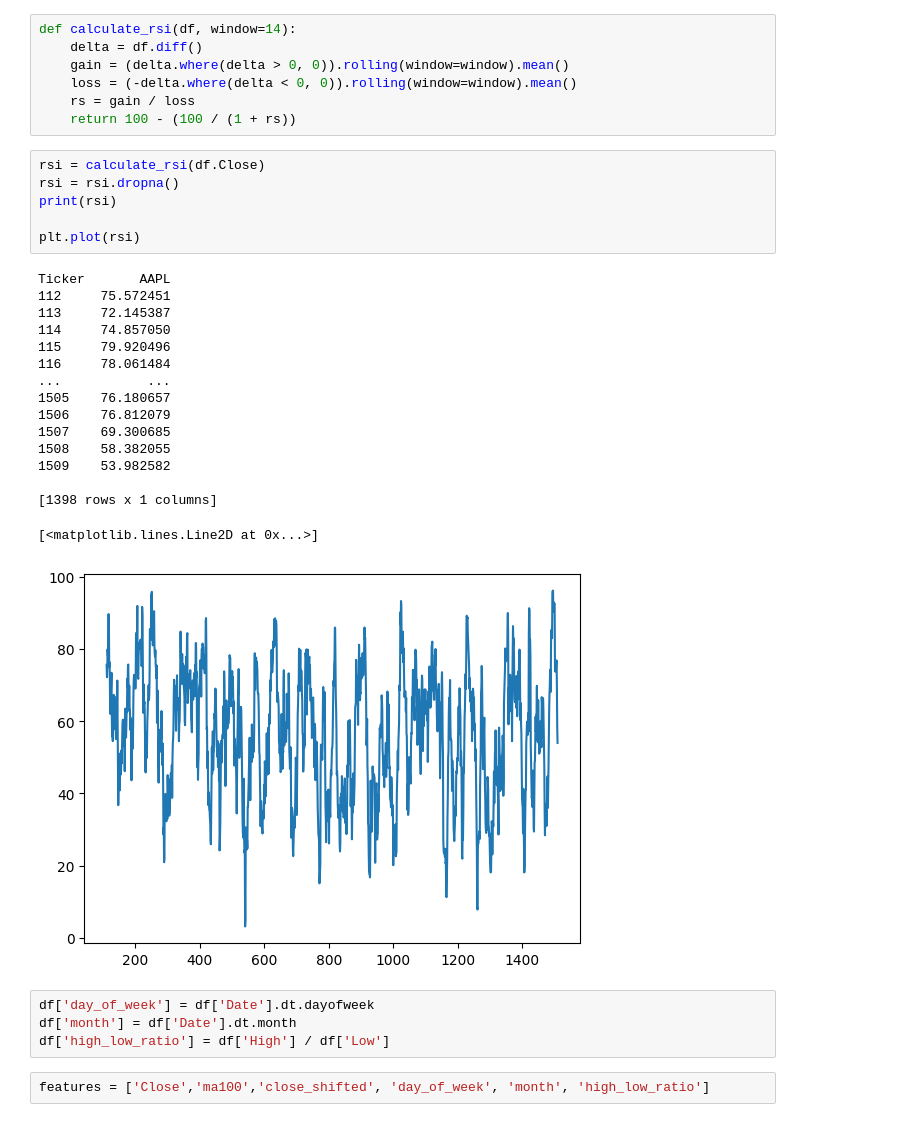
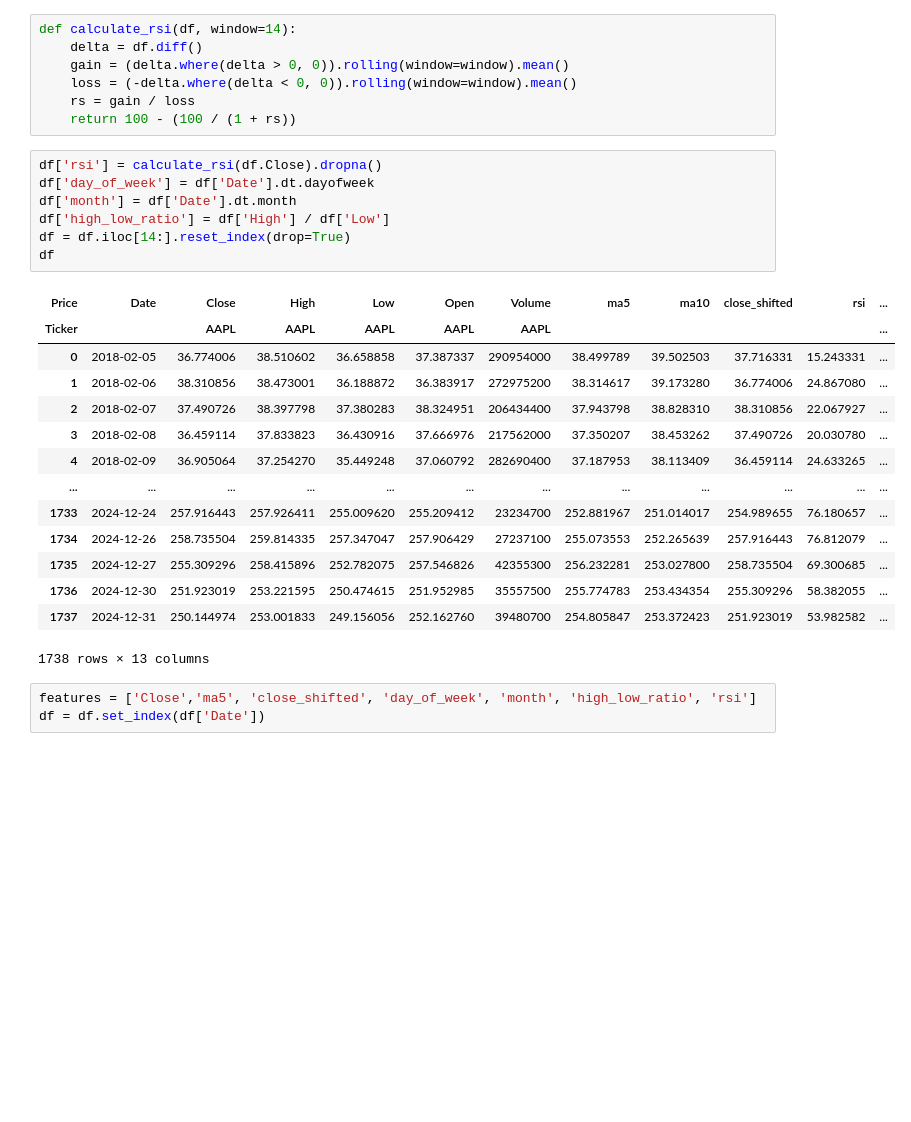
Before and after one commit to RayCoC/Stock-Prediction-Machine-Learning, a Jupyter notebook: LSTM.ipynb, the cells around one changed output. Cells and saved outputs as stored; diff of their text form; blank space fills up the shorter version.

```diff
--- a/LSTM.ipynb
+++ b/LSTM.ipynb
@@ -102,34 +115,30 @@ def calculate_rsi(df, window=14):
     loss = (-delta.where(delta < 0, 0)).rolling(window=window).mean()
     rs = gain / loss
     return 100 - (100 / (1 + rs))
-# %%
-rsi = calculate_rsi(df.Close)
-rsi = rsi.dropna()
-print(rsi)
-
-plt.plot(rsi)
-# %% [output]
-Ticker       AAPL
-112     75.572451
-113     72.145387
-114     74.857050
-115     79.920496
-116     78.061484
-...           ...
-1505    76.180657
-1506    76.812079
-1507    69.300685
-1508    58.382055
-1509    53.982582
-
-[1398 rows x 1 columns]
-[<matplotlib.lines.Line2D at 0x...>]
-[figure, removed]
 # %%
+df['rsi'] = calculate_rsi(df.Close).dropna()
 df['day_of_week'] = df['Date'].dt.dayofweek
 df['month'] = df['Date'].dt.month
 df['high_low_ratio'] = df['High'] / df['Low']
+df = df.iloc[14:].reset_index(drop=True)
+df
+# %% [output]
+| Price | Date | Close | High | Low | Open | Volume | ma5 | ma10 | close_shifted | rsi | ... |
+| Ticker |  | AAPL | AAPL | AAPL | AAPL | AAPL |  |  |  |  | ... |
+| 0 | 2018-02-05 | 36.774006 | 38.510602 | 36.658858 | 37.387337 | 290954000 | 38.499789 | 39.502503 | 37.716331 | 15.243331 | ... |
+| 1 | 2018-02-06 | 38.310856 | 38.473001 | 36.188872 | 36.383917 | 272975200 | 38.314617 | 39.173280 | 36.774006 | 24.867080 | ... |
+| 2 | 2018-02-07 | 37.490726 | 38.397798 | 37.380283 | 38.324951 | 206434400 | 37.943798 | 38.828310 | 38.310856 | 22.067927 | ... |
+| 3 | 2018-02-08 | 36.459114 | 37.833823 | 36.430916 | 37.666976 | 217562000 | 37.350207 | 38.453262 | 37.490726 | 20.030780 | ... |
+| 4 | 2018-02-09 | 36.905064 | 37.254270 | 35.449248 | 37.060792 | 282690400 | 37.187953 | 38.113409 | 36.459114 | 24.633265 | ... |
+| ... | ... | ... | ... | ... | ... | ... | ... | ... | ... | ... | ... |
+| 1733 | 2024-12-24 | 257.916443 | 257.926411 | 255.009620 | 255.209412 | 23234700 | 252.881967 | 251.014017 | 254.989655 | 76.180657 | ... |
+| 1734 | 2024-12-26 | 258.735504 | 259.814335 | 257.347047 | 257.906429 | 27237100 | 255.073553 | 252.265639 | 257.916443 | 76.812079 | ... |
+| 1735 | 2024-12-27 | 255.309296 | 258.415896 | 252.782075 | 257.546826 | 42355300 | 256.232281 | 253.027800 | 258.735504 | 69.300685 | ... |
+| 1736 | 2024-12-30 | 251.923019 | 253.221595 | 250.474615 | 251.952985 | 35557500 | 255.774783 | 253.434354 | 255.309296 | 58.382055 | ... |
+| 1737 | 2024-12-31 | 250.144974 | 253.001833 | 249.156056 | 252.162760 | 39480700 | 254.805847 | 253.372423 | 251.923019 | 53.982582 | ... |
+1738 rows × 13 columns
 # %%
-features = ['Close','ma100','close_shifted', 'day_of_week', 'month', 'high_low_ratio']
+features = ['Close','ma5', 'close_shifted', 'day_of_week', 'month', 'high_low_ratio', 'rsi']
+df = df.set_index(df['Date'])
 # %%
 scaler = MinMaxScaler(feature_range=(0,1))
```
Also changed, not shown: parts of 20 cells of this notebook.
